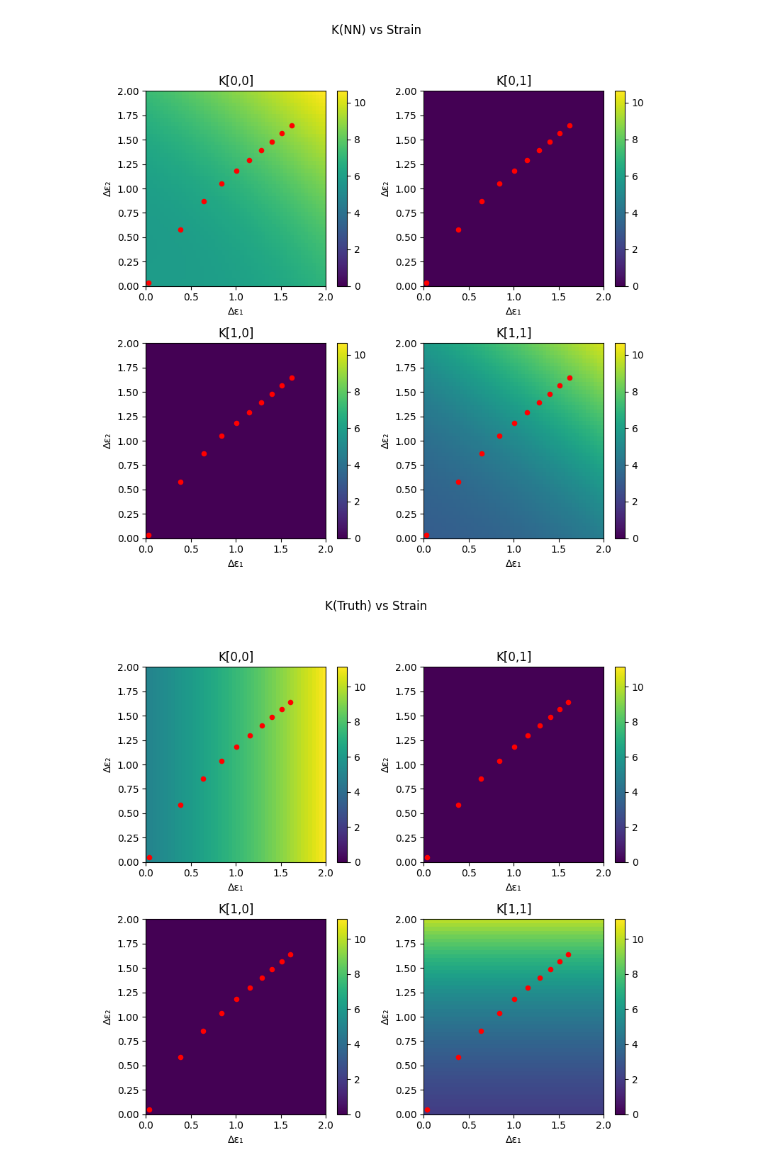
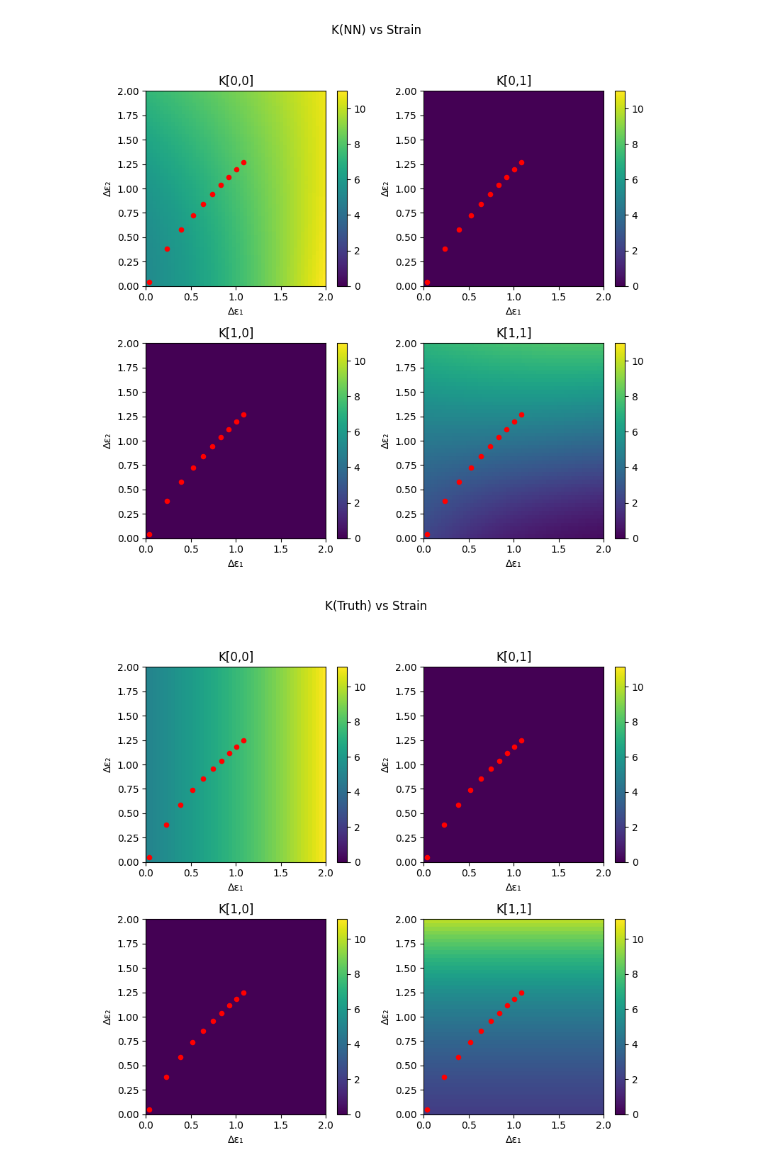
Before and after one commit to ryanchaiyakul/hodel, a Jupyter notebook: triplet.ipynb, the cells around one changed output. Drawn from its saved outputs; the diff is of its cells as text; code cells hidden in the pictures.

Commit message:
batch_loss and started mnist

```diff
--- a/triplet.ipynb
+++ b/triplet.ipynb
@@ -107,11 +87,17 @@ Array([[ 1.03924  ,  2.08829  ],
 # %%
-xf_stars = sim.sim(lambdas, xf0, Theta_star)
+lambdas = jnp.linspace(0, 1, 10)
+batch_aux = jax.vmap(TripletAux)(
+    jnp.array([[0.0, 10.0], [10.0, 0.0]]),
+    jnp.array([[9.81 * 1e-2, 9.81 * 1e-2], [9.81 * 1e-2, 9.81 * 1e-2]]),
+)
+xf_stars = jax.vmap(lambda aux_: sim.sim(lambdas, xf0, Theta_star, aux_))(batch_aux)
+key = jax.random.PRNGKey(0)
 Theta0 = jax.random.uniform(key, [2], minval=1e-1, maxval=1e1)
 lr = 2e-1
 nepochs = 100
 
-final_Theta, L = sim.learn(
-    lambdas, xf0, xf_stars, Theta0, optim=optax.adam(lr), nepochs=nepochs
+final_Theta, L = sim.batch_learn(
+    lambdas, xf0, xf_stars, Theta0, batch_aux, optim=optax.adam(lr), nepochs=nepochs
 )
 
 print("True Theta:", Theta_star)
@@ -214,14 +201,20 @@ print(
 # %%
-xf_stars = ks_sim.sim(lambdas, xf0, Theta_star)
+batch_aux = jax.vmap(TripletAux)(
+    jnp.array([[0.0, 10.0], [10.0, 0.0]]),
+    jnp.array([[9.81 * 1e-2, 9.81 * 1e-2], [9.81 * 1e-2, 9.81 * 1e-2]]),
+)
+xf_stars = jax.vmap(lambda aux_: ks_sim.sim(lambdas, xf0, Theta_star, aux_))(batch_aux)
 
 lr = 1e-2
 nepochs = 700
 # schedule = optax.cosine_decay_schedule(init_value=lr, decay_steps=n_epochs, alpha=0.2)
 
-final_params, L = nn_sim.learn(lambdas, xf0, xf_stars, params, optim=optax.adam(lr), nepochs=nepochs)
-final_xfs = nn_sim.sim(lambdas, xf0, final_params)
+final_params, L = nn_sim.batch_learn(
+    lambdas, xf0, xf_stars, params, batch_aux, optim=optax.adam(lr), nepochs=nepochs
+)
+final_xfs = nn_sim.sim(lambdas, xf0, final_params, aux)
 
-print("truth: ", xf_stars)
+print("truth: ", xf_stars[0])
 print("nn: ", final_xfs)
 
 plt.plot(L)
@@ -260,7 +253,7 @@ for x1, x2 in final_xfs:
 del_strains = jnp.stack(del_strains)
 
 ks_del_strains = []
-for x1, x2 in xf_stars:
+for x1, x2 in xf_stars[0]:
     ks_del_strains.append(ks_energy.get_strain(0, x1, x2, nn_energy.l_k) - 1.0)
 ks_del_strains = jnp.stack(ks_del_strains)
 
@@ -297,35 +290,35 @@ def visualize_K(K, del_strains, suptitle="K vs Strains"):
             np.asarray(Kij),
             extent=(eps1.min(), eps1.max(), eps2.min(), eps2.max()),
             origin="lower",
             cmap="viridis",
             aspect="auto",
             vmin=vmin,
             vmax=vmax,
         )
         ax.set_xlabel("Δε₁")
         ax.set_ylabel("Δε₂")
         ax.scatter(
             del_strains[:, 0],
             del_strains[:, 1],
             color="red",
             s=20,
             marker="o",
             label="Equilibria",
         )
         ax.set_title(title)
         fig.colorbar(im, ax=ax)
 
     fig.suptitle(suptitle)
     plt.tight_layout(rect=(0.0, 0.0, 1.0, 0.95))  # keep suptitle visible
     # fig.savefig(f"{suptitle}.png", dpi=300, bbox_inches='tight')
     plt.show()
 
 
 visualize_K(nn_K, del_strains, "K(NN) vs Strain")
 visualize_K(ks_K, ks_del_strains, "K(Truth) vs Strain")
 # %% [output]
-[figure, old version]
+[figure, new version]
-[figure, old version]
+[figure, new version]
 # %%
 def visualize_K_diff(nn: Triplet, truth: Triplet, del_strains) -> None:
     error = jax.vmap(lambda s: nn.get_K(s, final_params) - truth.get_K(s, Theta_star))(
```
Also changed, not shown: parts of 9 cells of this notebook, 6 other files.
